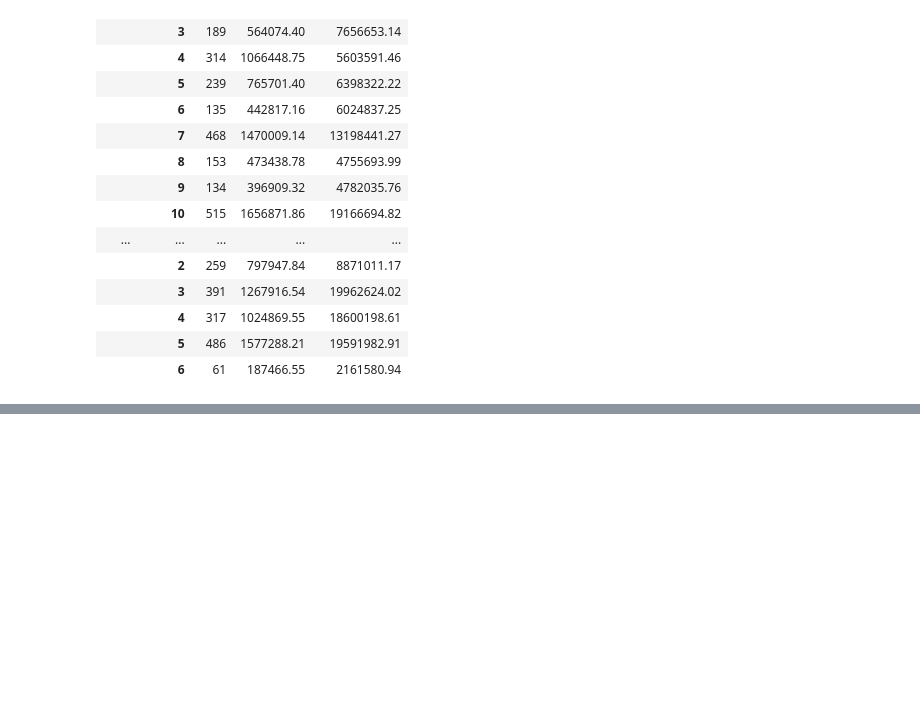
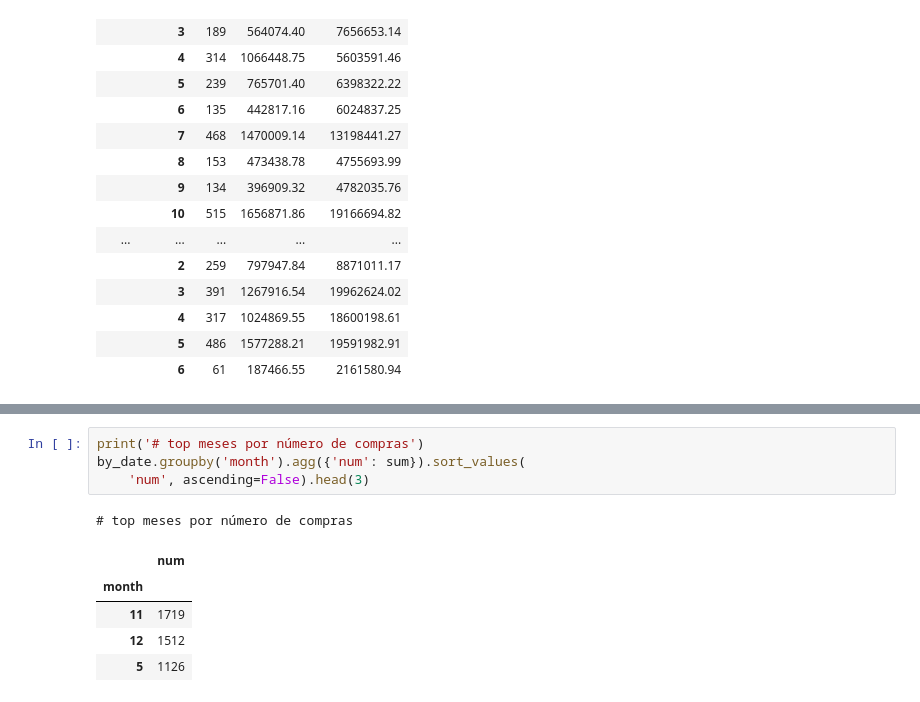
Before and after one commit to Senador05/phyton, a Jupyter notebook: Numpy/Pandas/04.1.Ejercicio_DataQ_Perfilado.ipynb, the cells around one changed output, grey strips where cells are left out. Saved outputs shown, nothing was run; the diff lists cells and outputs as text; blank space fills up the shorter version.

```diff
--- a/Numpy/Pandas/04.1.Ejercicio_DataQ_Perfilado.ipynb
+++ b/Numpy/Pandas/04.1.Ejercicio_DataQ_Perfilado.ipynb
@@ -1089,0 +1108,11 @@ by_date
+# %%
+print('# top meses por número de compras')
+by_date.groupby('month').agg({'num': sum}).sort_values(
+    'num', ascending=False).head(3)
+# %% [output]
+# top meses por número de compras
+|  | num |
+| month |  |
+| 11 | 1719 |
+| 12 | 1512 |
+| 5 | 1126 |
```
Also changed, not shown: parts of 13 cells of this notebook, 2 other files.
